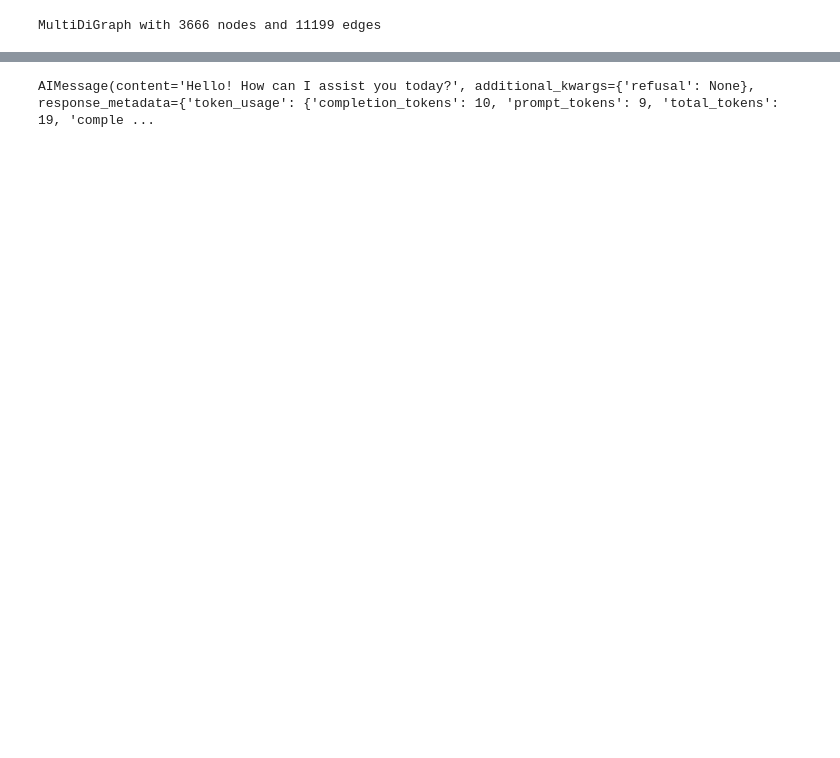
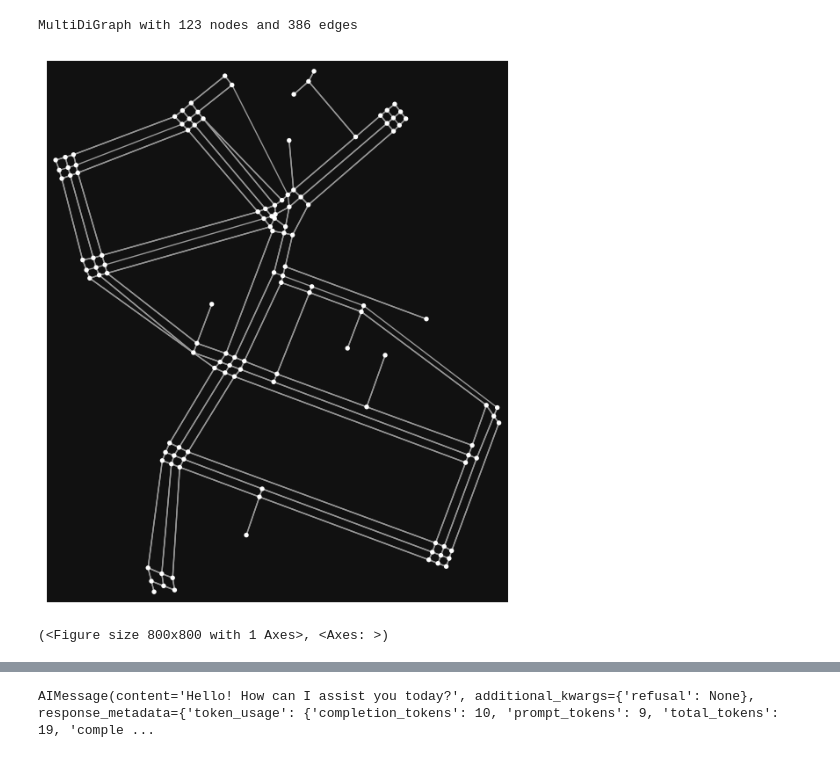
Before and after one commit to msradam/agentic-hackathon, a Jupyter notebook: ask_streets.ipynb, the cells around one changed output, grey strips where cells are left out. Saved outputs shown, nothing was run; the diff lists cells and outputs as text; code cells hidden in the pictures; blank space fills up the shorter version.

```diff
--- a/ask_streets.ipynb
+++ b/ask_streets.ipynb
@@ -29,2 +35,10 @@ print(db)
 # %%
-G_fh = ox.graph_from_place('Forest Hills, Queens, NY',simplify=True)
+G_ox = ox.graph_from_address('81-63 Lefferts Blvd, Kew Gardens, NY 11415',dist=200.0,simplify=True)
+for n1, n2, d in G_ox.edges(data=True):
+    d.pop('geometry', None)
+print(G_ox)
+ox.plot_graph(G_ox)
+# %% [output]
+MultiDiGraph with 123 nodes and 386 edges
+[figure, added]
+(<Figure size 800x800 with 1 Axes>, <Axes: >)
@@ -34,4 +44,0 @@ for n1, n2, d in G_fh.edges(data=True):
-# %%
-print(G_fh)
-# %% [output]
-MultiDiGraph with 3666 nodes and 11199 edges
```
Also changed, not shown: parts of 17 cells of this notebook, 1 other file.
